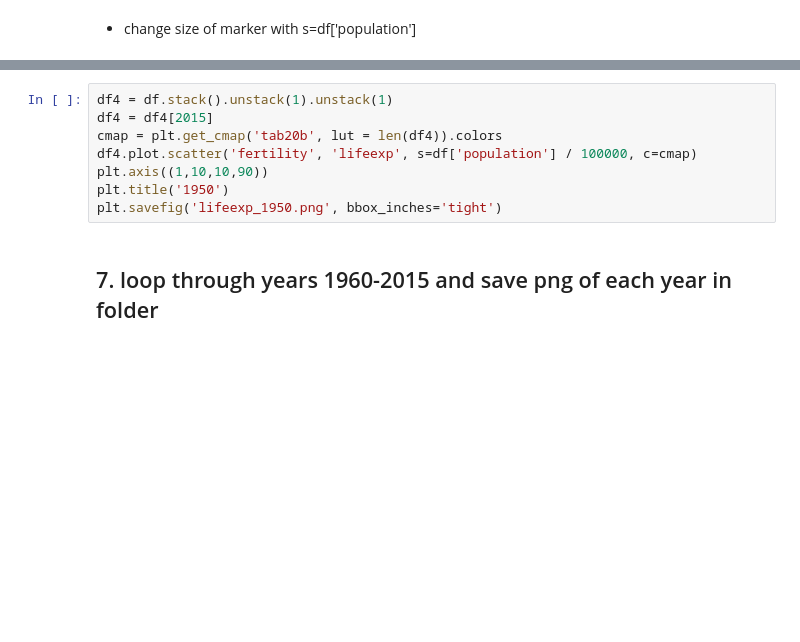
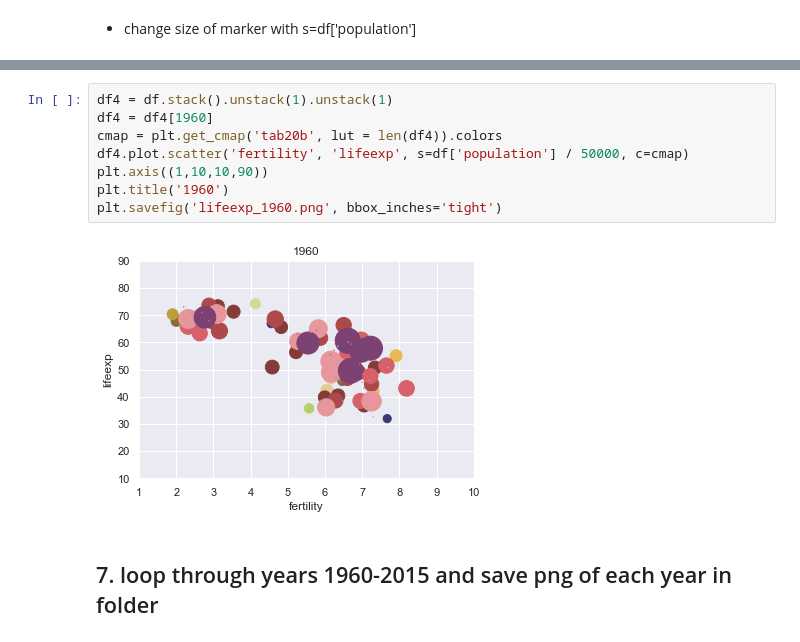
Before and after one commit to SabFrAlphin/first_projects, a Jupyter notebook: Week01_Project_gapminder/gapminder_jupiter_sabrina.ipynb, the cells around one changed output, grey strips where cells are left out. Saved outputs shown, nothing was run; the diff lists cells and outputs as text; blank space fills up the shorter version.

```diff
--- a/Week01_Project_gapminder/gapminder_jupiter_sabrina.ipynb
+++ b/Week01_Project_gapminder/gapminder_jupiter_sabrina.ipynb
@@ -91,11 +190,13 @@ plt.axis((1,10,10,90))
 # %%
 df4 = df.stack().unstack(1).unstack(1)
-df4 = df4[2015]
+df4 = df4[1960]
 cmap = plt.get_cmap('tab20b', lut = len(df4)).colors
-df4.plot.scatter('fertility', 'lifeexp', s=df['population'] / 100000, c=cmap)
+df4.plot.scatter('fertility', 'lifeexp', s=df['population'] / 50000, c=cmap)
 plt.axis((1,10,10,90))
-plt.title('1950')
-plt.savefig('lifeexp_1950.png', bbox_inches='tight')
+plt.title('1960')
+plt.savefig('lifeexp_1960.png', bbox_inches='tight')
+# %% [output]
+[figure, added]
 # %% [markdown]
 ## 7. loop through years 1960-2015 and save png of each year in folder
 # %%
```
Also changed, not shown: parts of 18 cells of this notebook, 59 other files.
